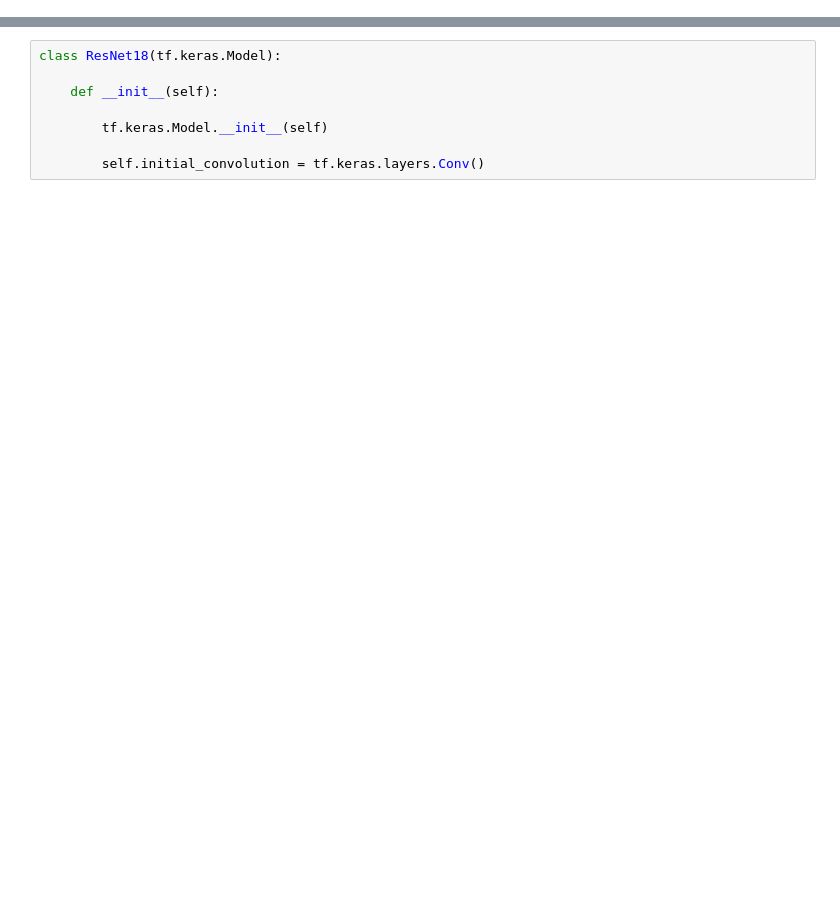
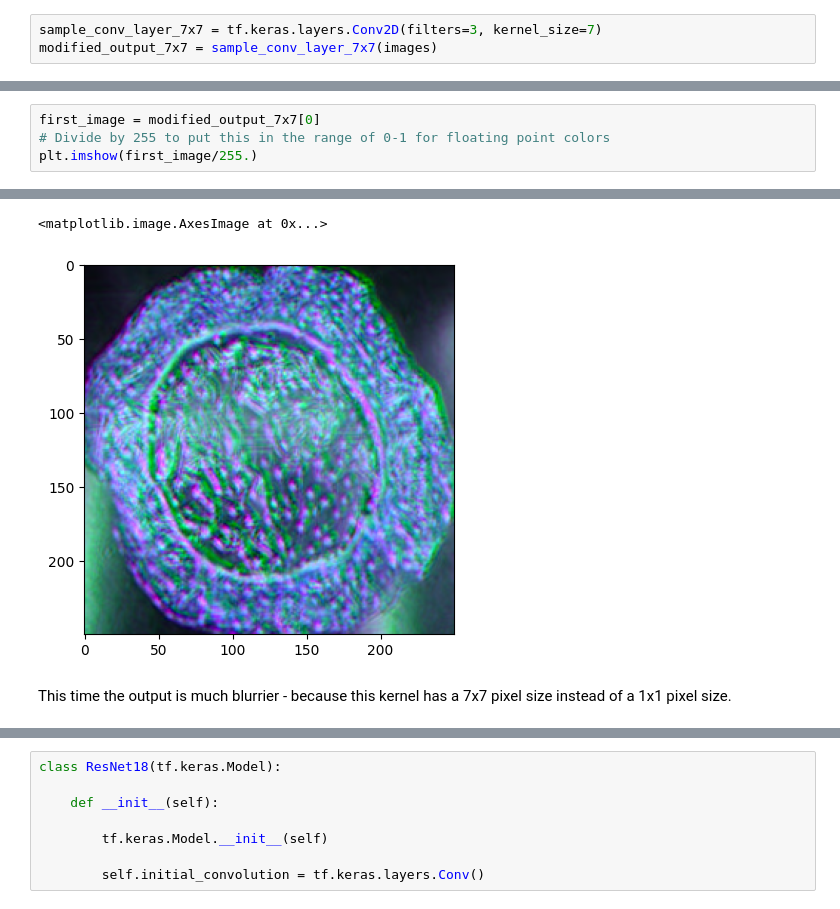
Before and after one commit to argonne-lcf/ai-science-training-series, a Jupyter notebook: 04_modern_neural_networks/ResNet.ipynb, the cells around one changed output, grey strips where cells are left out. Cells and saved outputs as stored; diff of their text form; blank space fills up the shorter version.

```diff
--- a/04_modern_neural_networks/ResNet.ipynb
+++ b/04_modern_neural_networks/ResNet.ipynb
@@ -24,0 +136,3 @@ test_dataset  = test_dataset.shuffle(10000).batch(64, drop_remainder=True).prefe
+# %%
+sample_conv_layer_7x7 = tf.keras.layers.Conv2D(filters=3, kernel_size=7)
+modified_output_7x7 = sample_conv_layer_7x7(images)
@@ -24,0 +141,5 @@ test_dataset  = test_dataset.shuffle(10000).batch(64, drop_remainder=True).prefe
+# %%
+first_image = modified_output_7x7[0]
+# Divide by 255 to put this in the range of 0-1 for floating point colors
+plt.imshow(first_image/255.)
+# %% [output]
@@ -24,0 +147,4 @@ test_dataset  = test_dataset.shuffle(10000).batch(64, drop_remainder=True).prefe
+<matplotlib.image.AxesImage at 0x...>
+[figure, added]
+# %% [markdown]
+This time the output is much blurrier - because this kernel has a 7x7 pixel size instead of a 1x1 pixel size.
```
Also changed, not shown: parts of 30 cells of this notebook, 2 other files.
